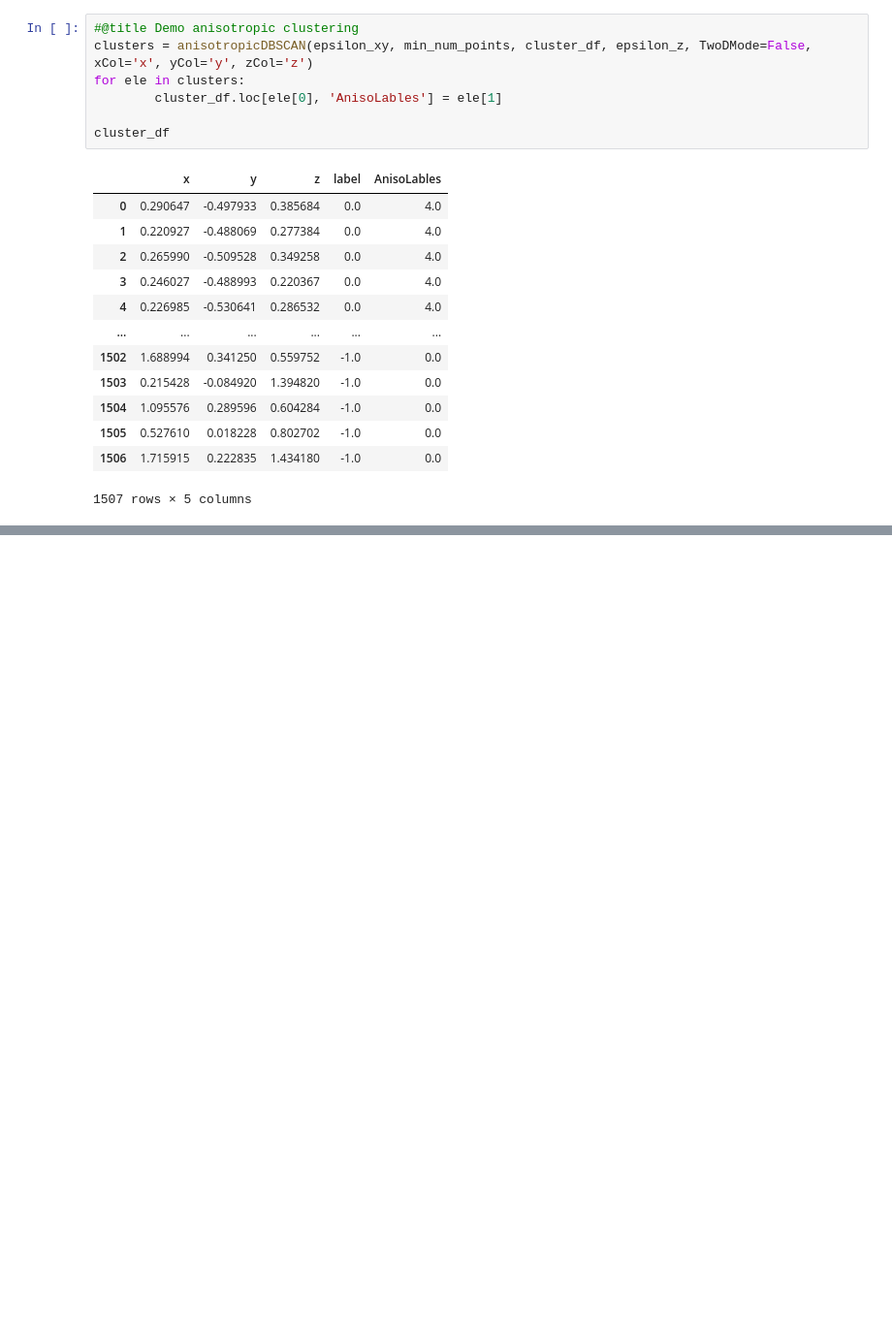
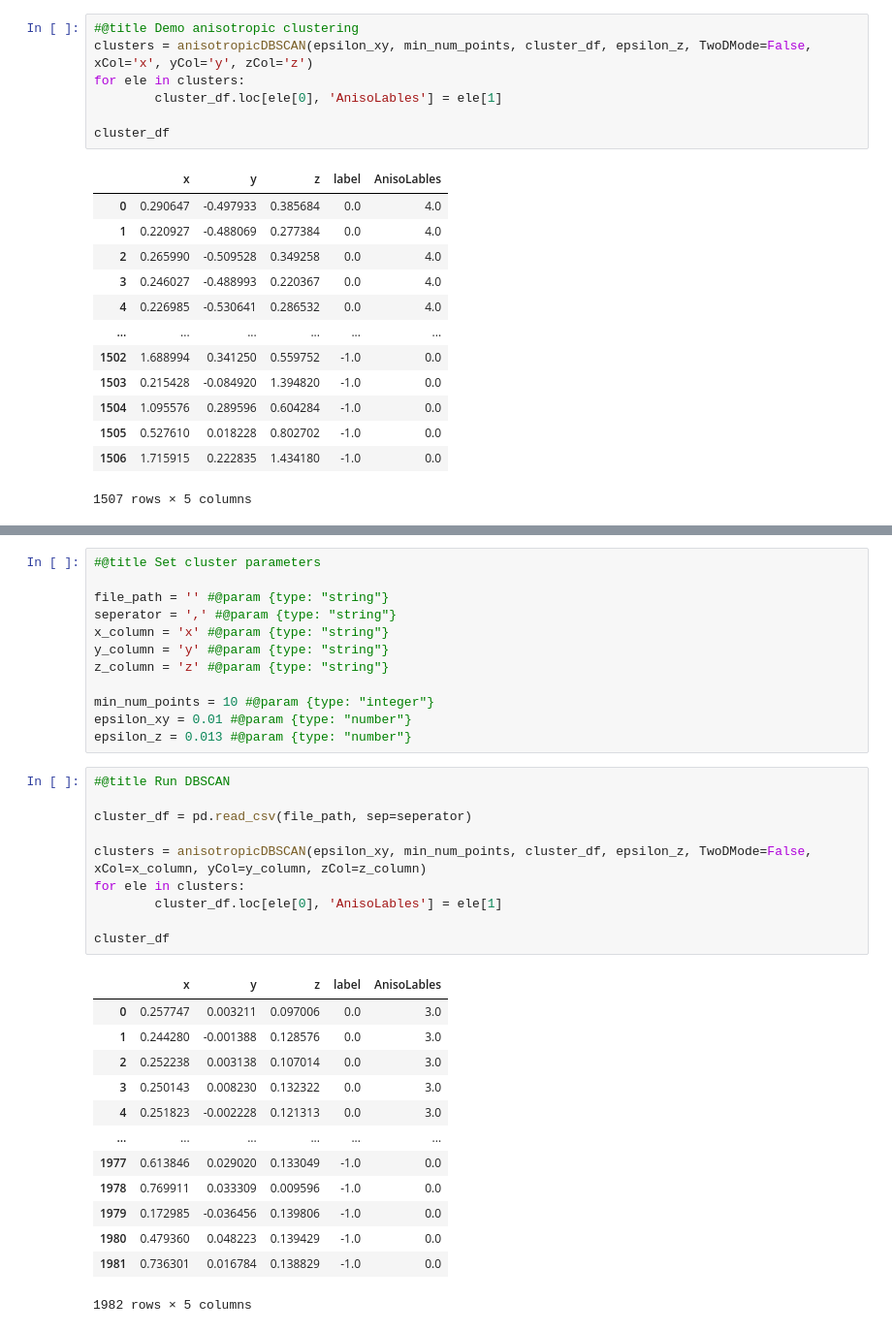
Before and after one commit to SchlierfLAB/AnisotropicDBSCAN, a Jupyter notebook: AnisotropicDBSCAN.ipynb, the cells around one changed output, grey strips where cells are left out. Shown at 97% size. Drawn from its saved outputs; the diff is of its cells as text; blank space fills up the shorter version.

```diff
--- a/AnisotropicDBSCAN.ipynb
+++ b/AnisotropicDBSCAN.ipynb
@@ -593,0 +777,36 @@ fig.show()
+# %%
+#@title Set cluster parameters
+
+file_path = '' #@param {type: "string"}
+seperator = ',' #@param {type: "string"}
+x_column = 'x' #@param {type: "string"}
+y_column = 'y' #@param {type: "string"}
+z_column = 'z' #@param {type: "string"}
+
+min_num_points = 10 #@param {type: "integer"}
+epsilon_xy = 0.01 #@param {type: "number"}
+epsilon_z = 0.013 #@param {type: "number"}
+# %%
+#@title Run DBSCAN
+
+cluster_df = pd.read_csv(file_path, sep=seperator)
+
+clusters = anisotropicDBSCAN(epsilon_xy, min_num_points, cluster_df, epsilon_z, TwoDMode=False, xCol=x_column, yCol=y_column, zCol=z_column)
+for ele in clusters:
+        cluster_df.loc[ele[0], 'AnisoLables'] = ele[1]
+
+cluster_df
+# %% [output]
+|  | x | y | z | label | AnisoLables |
+| 0 | 0.257747 | 0.003211 | 0.097006 | 0.0 | 3.0 |
+| 1 | 0.244280 | -0.001388 | 0.128576 | 0.0 | 3.0 |
+| 2 | 0.252238 | 0.003138 | 0.107014 | 0.0 | 3.0 |
+| 3 | 0.250143 | 0.008230 | 0.132322 | 0.0 | 3.0 |
+| 4 | 0.251823 | -0.002228 | 0.121313 | 0.0 | 3.0 |
+| ... | ... | ... | ... | ... | ... |
+| 1977 | 0.613846 | 0.029020 | 0.133049 | -1.0 | 0.0 |
+| 1978 | 0.769911 | 0.033309 | 0.009596 | -1.0 | 0.0 |
+| 1979 | 0.172985 | -0.036456 | 0.139806 | -1.0 | 0.0 |
+| 1980 | 0.479360 | 0.048223 | 0.139429 | -1.0 | 0.0 |
+| 1981 | 0.736301 | 0.016784 | 0.138829 | -1.0 | 0.0 |
+1982 rows × 5 columns
```
Also changed, not shown: parts of 4 cells of this notebook.
